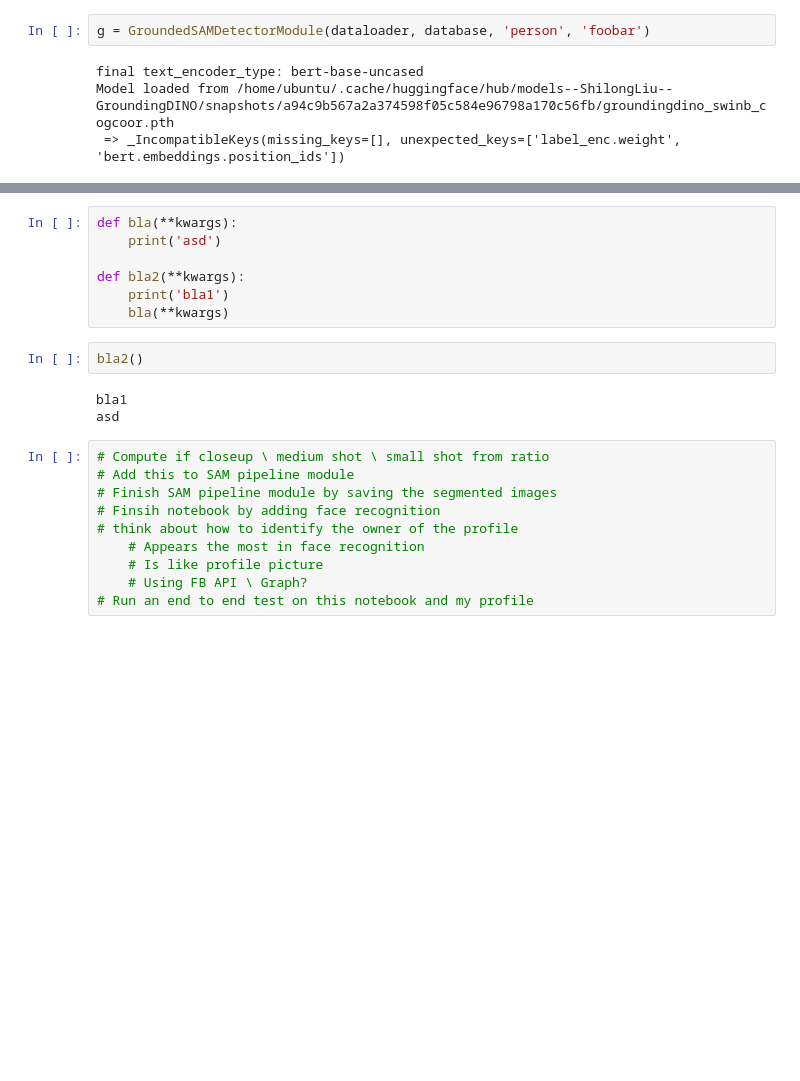
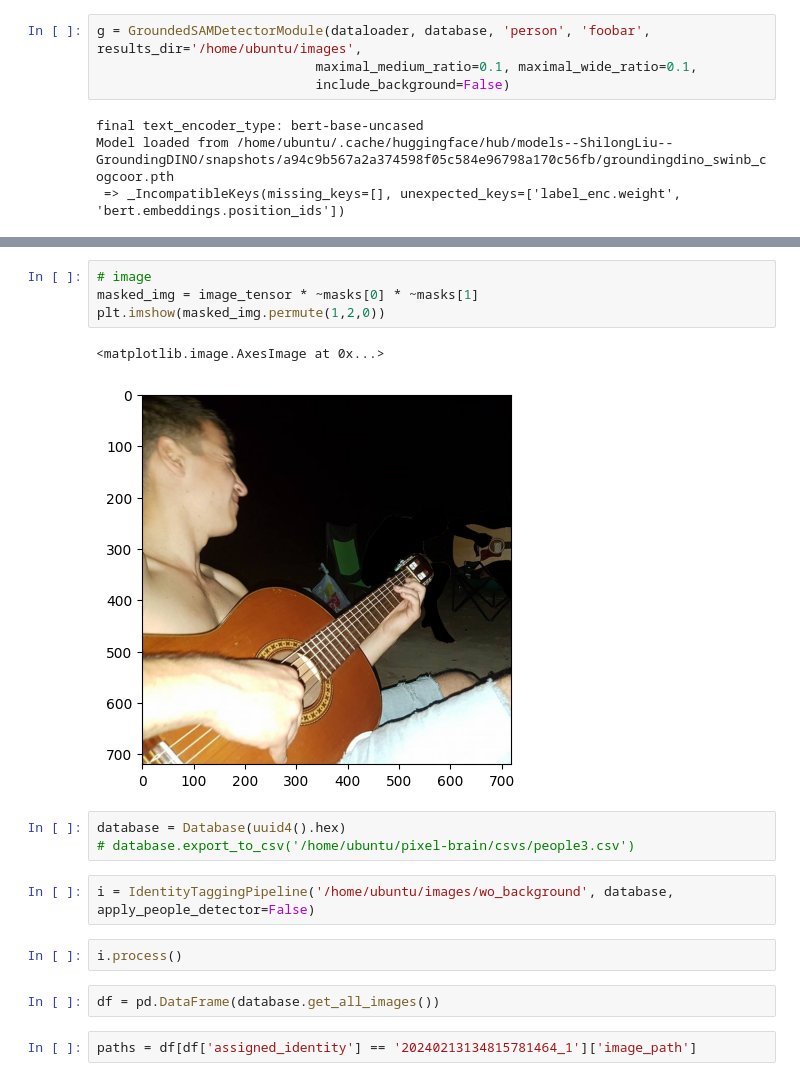
Before and after one commit to eikona-io/pixel-brain, a Jupyter notebook: src/pixelbrain/notebooks/sam_notebook.ipynb, the cells around one changed output, grey strips where cells are left out. Cells and saved outputs as stored; diff of their text form; blank space fills up the shorter version.

```diff
--- a/src/pixelbrain/notebooks/sam_notebook.ipynb
+++ b/src/pixelbrain/notebooks/sam_notebook.ipynb
@@ -32,7 +44,9 @@ plt.imshow(images[0][1][0].permute(1,2,0))
 <matplotlib.image.AxesImage at 0x...>
 [figure]
 # %%
-g = GroundedSAMDetectorModule(dataloader, database, 'person', 'foobar')
+g = GroundedSAMDetectorModule(dataloader, database, 'person', 'foobar', results_dir='/home/ubuntu/images',
+                            maximal_medium_ratio=0.1, maximal_wide_ratio=0.1,
+                            include_background=False)
 # %% [output]
 final text_encoder_type: bert-base-uncased
 Model loaded from /home/ubuntu/.cache/huggingface/hub/models--ShilongLiu--GroundingDINO/snapshots/a94c9b567a2a374598f05c584e96798a170c56fb/groundingdino_swinb_cogcoor.pth
@@ -92,22 +84,18 @@ plt.imshow(image_tensor.permute(1,2,0))
-# %%
-def bla(**kwargs):
-    print('asd')
-
-def bla2(**kwargs):
-    print('bla1')
-    bla(**kwargs)
-# %%
-bla2()
-# %% [output]
-bla1
-asd
-# %%
-# Compute if closeup \ medium shot \ small shot from ratio
-# Add this to SAM pipeline module
-# Finish SAM pipeline module by saving the segmented images
-# Finsih notebook by adding face recognition
-# think about how to identify the owner of the profile
-    # Appears the most in face recognition
-    # Is like profile picture
-    # Using FB API \ Graph?
-# Run an end to end test on this notebook and my profile
+# %%
+# image
+masked_img = image_tensor * ~masks[0] * ~masks[1]
+plt.imshow(masked_img.permute(1,2,0))
+# %% [output]
+<matplotlib.image.AxesImage at 0x...>
+[figure, added]
+# %%
+database = Database(uuid4().hex)
+# database.export_to_csv('/home/ubuntu/pixel-brain/csvs/people3.csv')
+# %%
+i = IdentityTaggingPipeline('/home/ubuntu/images/wo_background', database, apply_people_detector=False)
+# %%
+i.process()
+# %%
+df = pd.DataFrame(database.get_all_images())
+# %%
+paths = df[df['assigned_identity'] == '20240213134815781464_1']['image_path']
```
Also changed, not shown: parts of 12 cells of this notebook, 10 other files.
